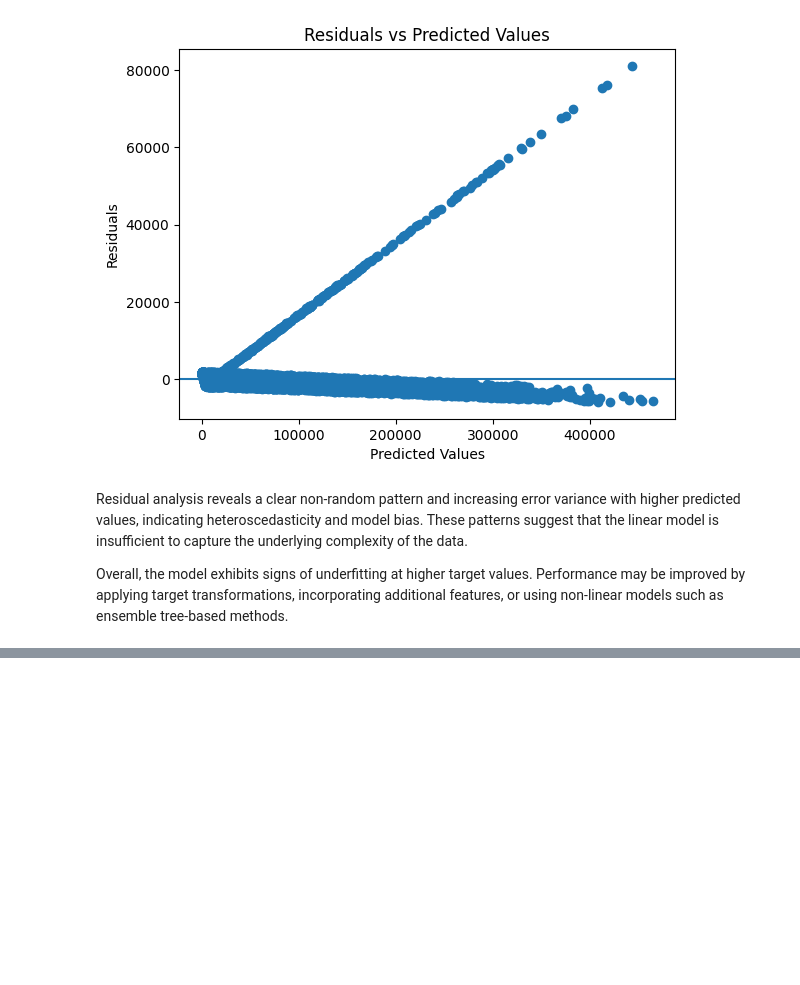
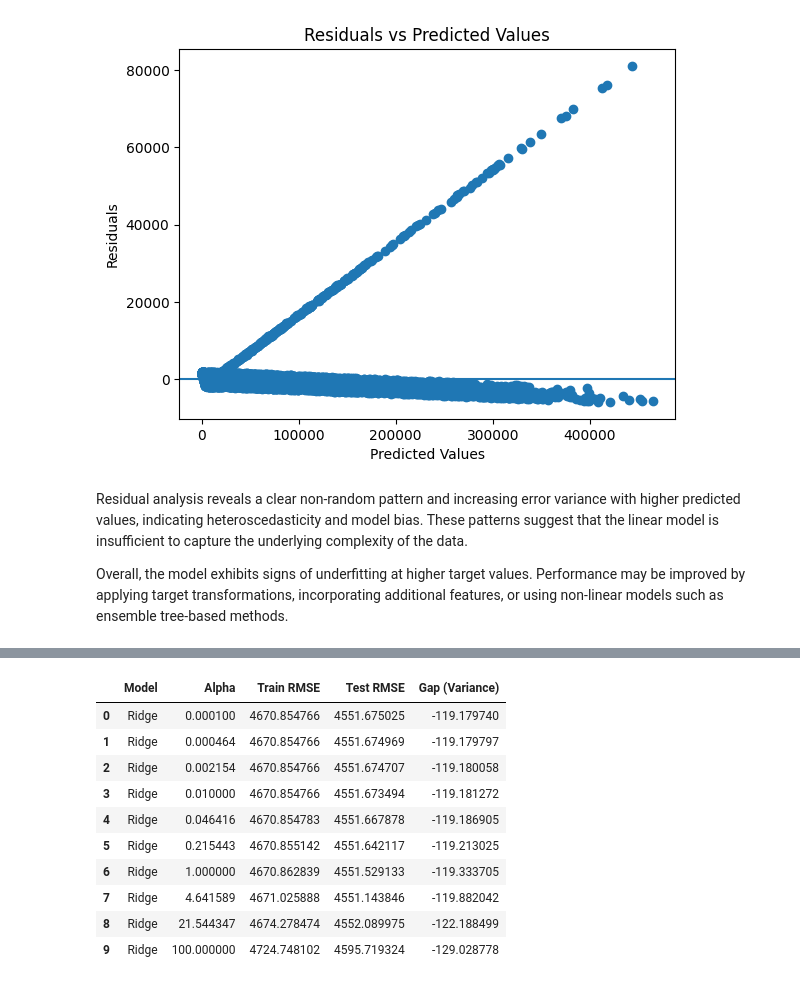
Before and after one commit to Richard-Sarfo/Flight_Price_Prediction, a Jupyter notebook: notebook.ipynb, the cells around one changed output, grey strips where cells are left out. Cells and saved outputs as stored; diff of their text form; code cells hidden in the pictures; blank space fills up the shorter version.

Commit message:
multi model prediction

```diff
--- a/notebook.ipynb
+++ b/notebook.ipynb
@@ -269,0 +296,6 @@ Overall, the model exhibits signs of underfitting at higher target values. Perfo
+# %%
+ridge_effect = demonstrate_regularization_effect(
+    X_train, X_test, y_train, y_test, model_type="ridge"
+)
+ridge_effect
+# %% [output]
@@ -269,0 +312,11 @@ Overall, the model exhibits signs of underfitting at higher target values. Perfo
+|  | Model | Alpha | Train RMSE | Test RMSE | Gap (Variance) |
+| 0 | Ridge | 0.000100 | 4670.854766 | 4551.675025 | -119.179740 |
+| 1 | Ridge | 0.000464 | 4670.854766 | 4551.674969 | -119.179797 |
+| 2 | Ridge | 0.002154 | 4670.854766 | 4551.674707 | -119.180058 |
+| 3 | Ridge | 0.010000 | 4670.854766 | 4551.673494 | -119.181272 |
+| 4 | Ridge | 0.046416 | 4670.854783 | 4551.667878 | -119.186905 |
+| 5 | Ridge | 0.215443 | 4670.855142 | 4551.642117 | -119.213025 |
+| 6 | Ridge | 1.000000 | 4670.862839 | 4551.529133 | -119.333705 |
+| 7 | Ridge | 4.641589 | 4671.025888 | 4551.143846 | -119.882042 |
+| 8 | Ridge | 21.544347 | 4674.278474 | 4552.089975 | -122.188499 |
+| 9 | Ridge | 100.000000 | 4724.748102 | 4595.719324 | -129.028778 |
```
Also changed, not shown: parts of 5 cells of this notebook, 1 other file.
